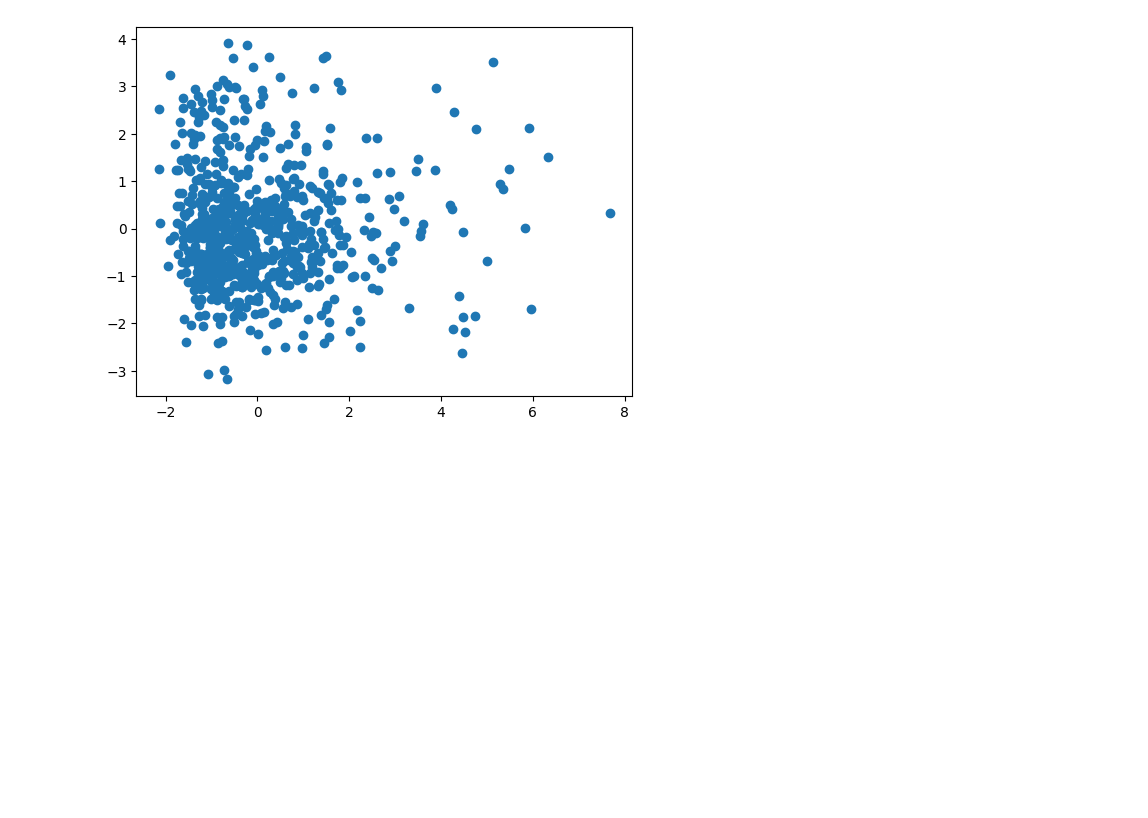
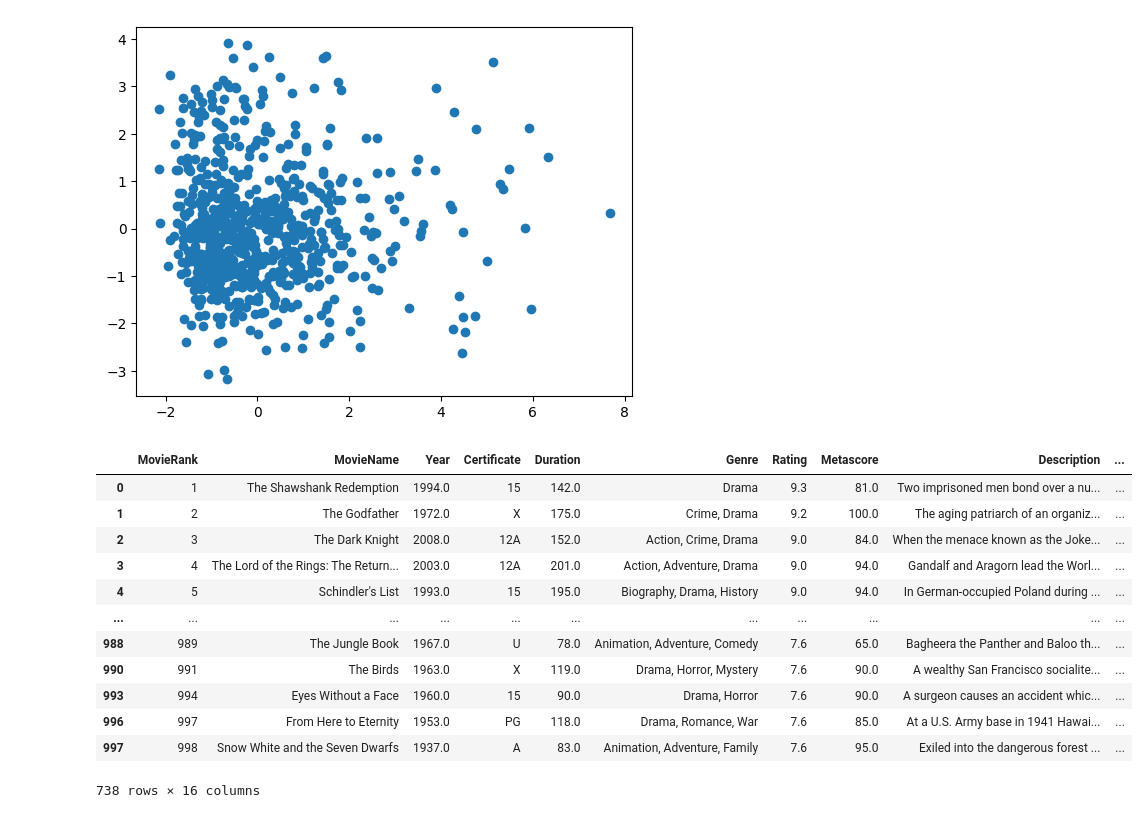
Before and after one commit to s222883/Project, a Jupyter notebook: test.ipynb, the cells around one changed output. Drawn from its saved outputs; the diff is of its cells as text; code cells hidden in the pictures; blank space fills up the shorter version.

```diff
--- a/test.ipynb
+++ b/test.ipynb
@@ -45,3 +45,19 @@ plt.scatter(X_reduced[:,0], X_reduced[:,1])
 plt.show()
 # %% [output]
 [figure]
+# %%
+df
+# %% [output]
+|  | MovieRank | MovieName | Year | Certificate | Duration | Genre | Rating | Metascore | Description | ... |
+| 0 | 1 | The Shawshank Redemption | 1994.0 | 15 | 142.0 | Drama | 9.3 | 81.0 | Two imprisoned men bond over a nu... | ... |
+| 1 | 2 | The Godfather | 1972.0 | X | 175.0 | Crime, Drama | 9.2 | 100.0 | The aging patriarch of an organiz... | ... |
+| 2 | 3 | The Dark Knight | 2008.0 | 12A | 152.0 | Action, Crime, Drama | 9.0 | 84.0 | When the menace known as the Joke... | ... |
+| 3 | 4 | The Lord of the Rings: The Return... | 2003.0 | 12A | 201.0 | Action, Adventure, Drama | 9.0 | 94.0 | Gandalf and Aragorn lead the Worl... | ... |
+| 4 | 5 | Schindler's List | 1993.0 | 15 | 195.0 | Biography, Drama, History | 9.0 | 94.0 | In German-occupied Poland during ... | ... |
+| ... | ... | ... | ... | ... | ... | ... | ... | ... | ... | ... |
+| 988 | 989 | The Jungle Book | 1967.0 | U | 78.0 | Animation, Adventure, Comedy | 7.6 | 65.0 | Bagheera the Panther and Baloo th... | ... |
+| 990 | 991 | The Birds | 1963.0 | X | 119.0 | Drama, Horror, Mystery | 7.6 | 90.0 | A wealthy San Francisco socialite... | ... |
+| 993 | 994 | Eyes Without a Face | 1960.0 | 15 | 90.0 | Drama, Horror | 7.6 | 90.0 | A surgeon causes an accident whic... | ... |
+| 996 | 997 | From Here to Eternity | 1953.0 | PG | 118.0 | Drama, Romance, War | 7.6 | 85.0 | At a U.S. Army base in 1941 Hawai... | ... |
+| 997 | 998 | Snow White and the Seven Dwarfs | 1937.0 | A | 83.0 | Animation, Adventure, Family | 7.6 | 95.0 | Exiled into the dangerous forest ... | ... |
+738 rows × 16 columns
```
Also changed, not shown: parts of 2 cells of this notebook.
